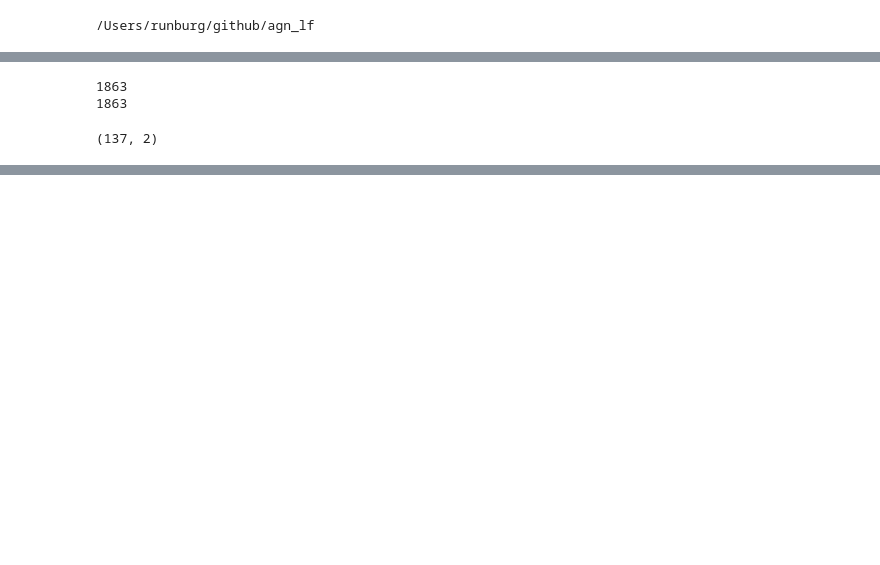
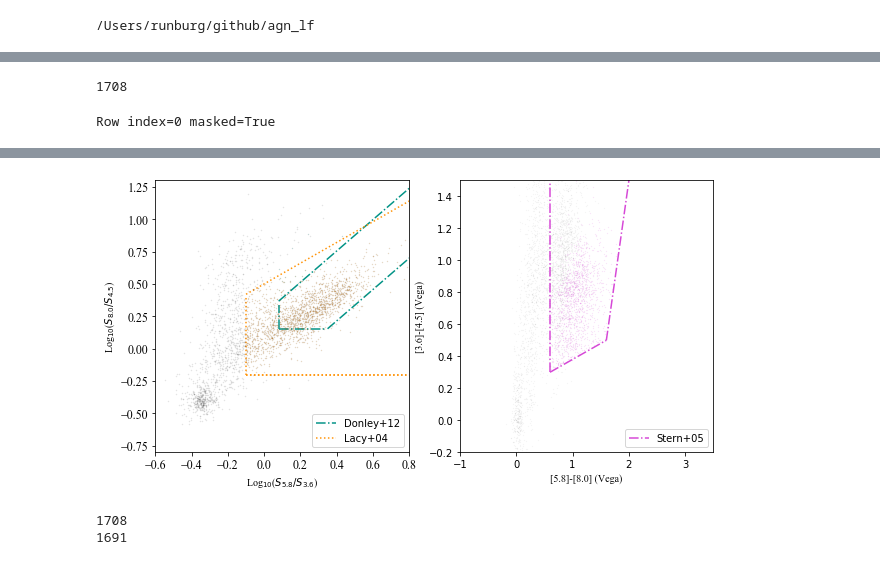
Before and after one commit to runburg/agn_lf, a Jupyter notebook: notebooks/combined_ir_xray.ipynb, the cells around one changed output, grey strips where cells are left out. Saved outputs shown, nothing was run; the diff lists cells and outputs as text; code cells hidden in the pictures; blank space fills up the shorter version.

```diff
--- a/notebooks/combined_ir_xray.ipynb
+++ b/notebooks/combined_ir_xray.ipynb
@@ -30,17 +19,0 @@ Row index=0 masked=True
-# %%
-cosmo = af.setup_cosmology()
-print(len(xservs_catalog))
-
-xservs_catalog = xservs_catalog[(xservs_catalog['ZPHOT'] > 0 ) | (xservs_catalog['ZSPEC_2'] > 0)]
-print(len(xservs_catalog))
-
-import astropy.units as u
-
-# spectral_index = np.log10(xservs_catalog['SB_FLUX'].data/xservs_catalog['HB_FLUX'].data) / np.log10(6/1.25)
-spectral_index = 1.7
-
-z = np.array([row['ZSPEC_2'] if row['ZSPEC_2'] > 0 else row['ZPHOT'] for row in xservs_catalog])
-l_xray = 4 * np.pi * cosmo.luminosity_distance(z).to(u.cm).value**2 * xservs_catalog['FB_FLUX'] * (1 + z)**(-1 + spectral_index)
-# %% [output]
-1863
-1863
@@ -61,5 +20,28 @@ l_ir = 4 * np.pi * cosmo.luminosity_distance(z).to(u.cm).value**2 * xservs_catal
-# %%
-data = np.loadtxt('/Users/runburg/Downloads/Default Dataset.csv', delimiter=',')
-print(data.shape)
-# %% [output]
-(137, 2)
+# %%
+# PUT YOUR DATA STUFFS HERE!
+crossmatchtable = './data/ir_w_some_xray_matches_30arcsec.fits'
+photo_z_column = 'redshift'
+spec_z_column = 'zspec_1'
+
+# x-ray flux....should stay the same, but just in case it doesn't you can change it here
+xflux = 'FB_FLUX'
+
+# ir flux density....should stay the same
+flux36 = 'f_ap_irac_i1'
+flux45 = 'f_ap_irac_i2'
+flux58 = 'f_ap_irac_i3'
+flux80 = 'f_ap_irac_i4'
+flux240 = 'f_mips_24'
+
+catalog = table.Table.read(crossmatchtable)
+
+never_nan = (np.nan_to_num(catalog[flux58], nan=-99) > 0) & (np.nan_to_num(catalog[flux80], nan=-99) > 0) & (np.nan_to_num(catalog[xflux], nan=-99) > 0) #& (np.nan_to_num(catalogalog['zspec'], nan=-99) > 0)
+fig, axs = sc.plot_wedge(catalog[never_nan], flux36, flux45, flux58, flux80, selection=['lacy05', 'stern05', 'donley12'])
+selected_agn = sc.select_ir(catalog[never_nan], flux36, flux45, flux58, flux80, selection_cuts='lacy05')
+cat = catalog[never_nan][selected_agn]
+
+print(len(cat))
+cat[0]
+# %% [output]
+1708
+Row index=0 masked=True
@@ -65,0 +52,20 @@ print(data.shape)
+[figure, added]
+# %%
+cosmo = af.setup_cosmology()
+print(len(cat))
+
+cat = cat[(np.nan_to_num(cat[photo_z_column]) > 0 ) | (np.nan_to_num(cat[spec_z_column]) > 0)]
+print(len(cat))
+
+z_sample_min = 0.5
+z_sample_max = 4
+l_sample_min = 3e42
+l_sample_max = 3e46
+
+num_bins_z = 10
+num_bins_l = 15
+z_bins = np.logspace(np.log10(z_sample_min), np.log10(z_sample_max), num=num_bins_z)
+l_bins = np.logspace(np.log10(l_sample_min), np.log10(l_sample_max), num=num_bins_l)
+# %% [output]
+1708
+1691
```
Also changed, not shown: parts of 18 cells of this notebook, 14 other files.
